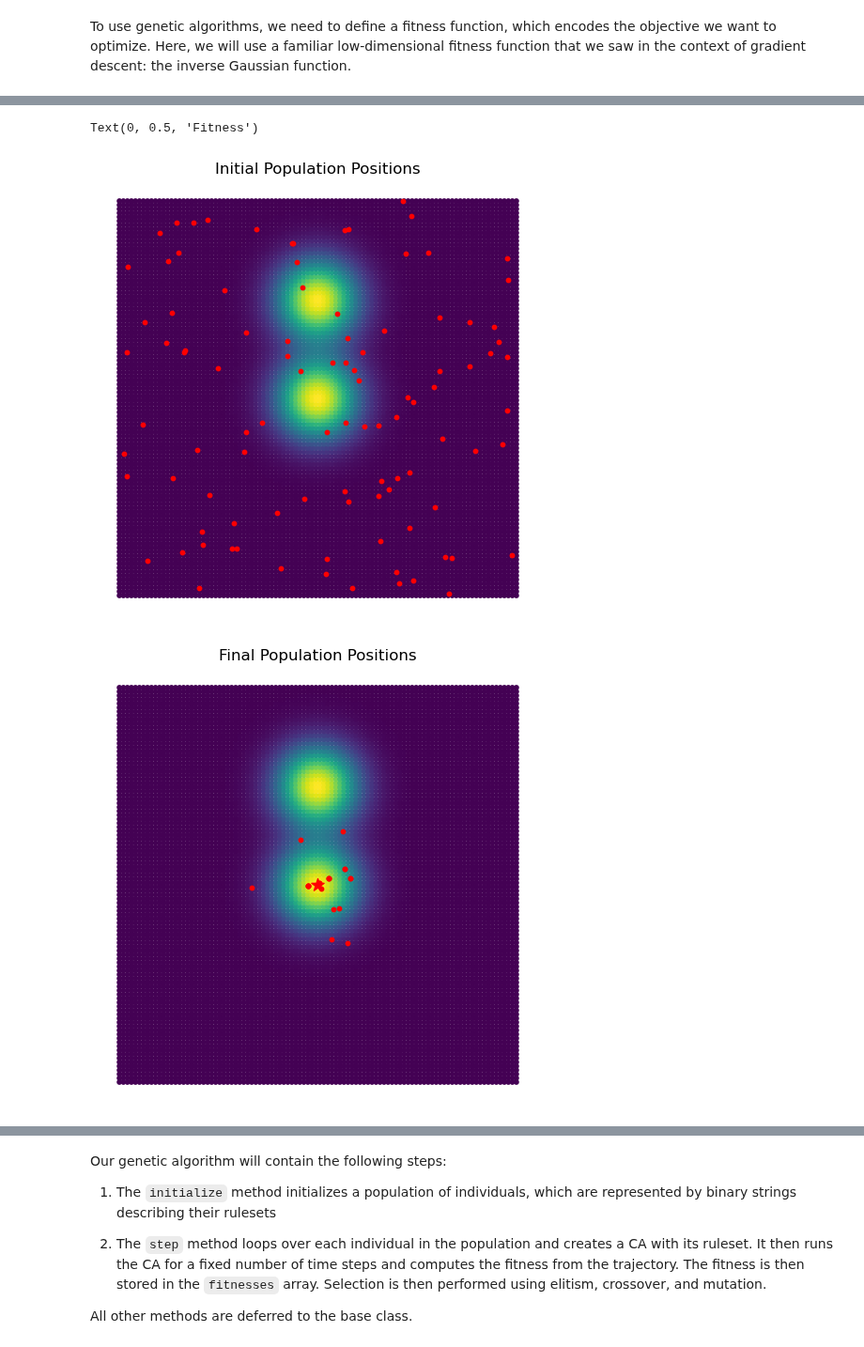
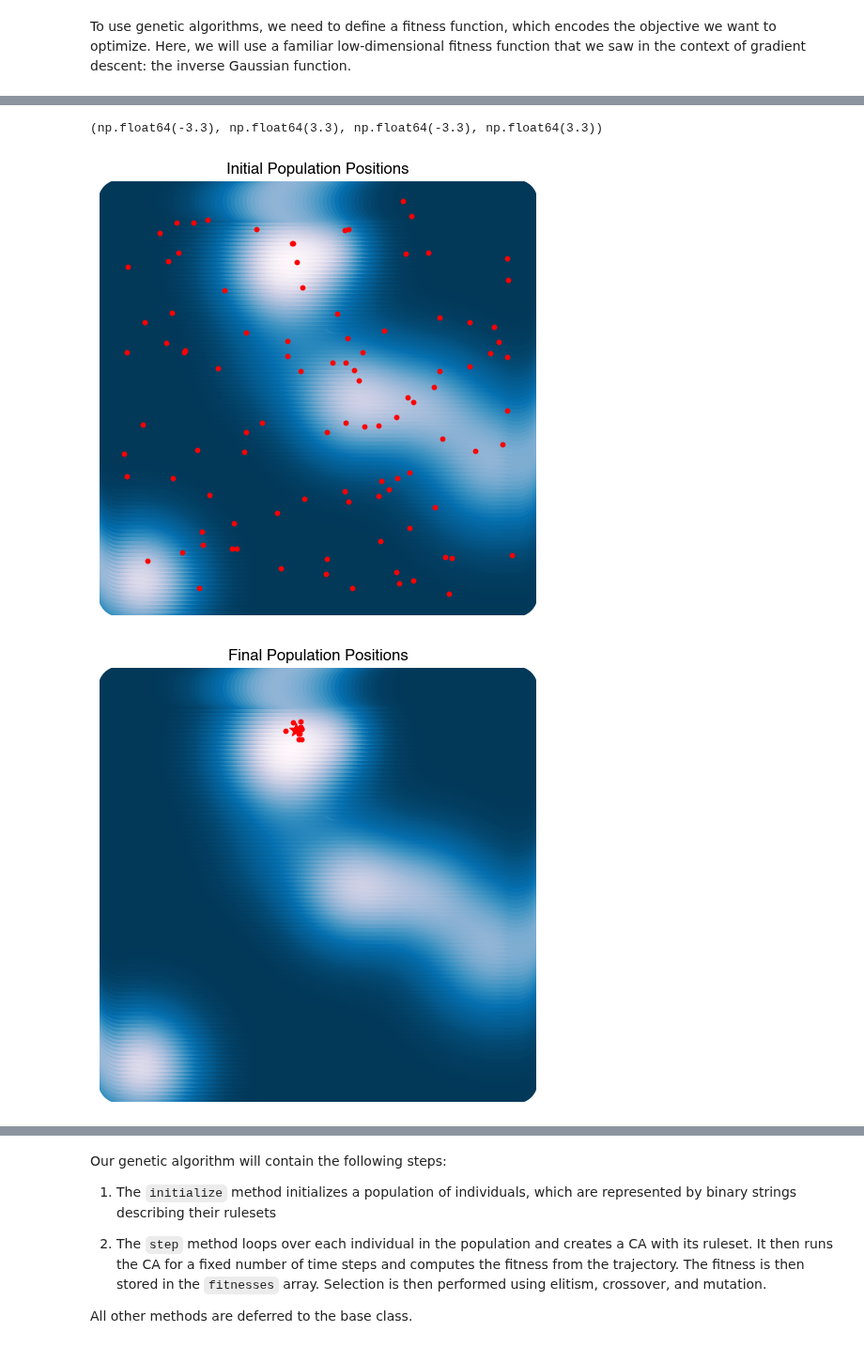
Before and after one commit to williamgilpin/cphy, a Jupyter notebook: talks/evolving_cellular_automata.ipynb, the cells around one changed output, grey strips where cells are left out. Shown at 94% size. Saved outputs shown, nothing was run; the diff lists cells and outputs as text; code cells hidden in the pictures.

```diff
--- a/talks/evolving_cellular_automata.ipynb
+++ b/talks/evolving_cellular_automata.ipynb
@@ -103,12 +211,14 @@ To use genetic algorithms, we need to define a fitness function, which encodes t
 # %%
-def fitness(x):
-    """A 2D fitness function corresponding to the sum of two Gaussian peaks"""
-    return np.exp(-((x[0] - 0.5)**2 + (x[1] - 0.5)**2) / 0.1**2) + \
-           np.exp(-((x[0] - 0.5)**2 + (x[1] - 0.75)**2) / 0.1**2)
+# def fitness(x):
+#     """A 2D fitness function corresponding to the sum of two Gaussian peaks"""
+#     return np.exp(-((x[0] - 0.5)**2 + (x[1] - 0.5)**2) / 0.1**2) + \
+#            np.exp(-((x[0] - 0.5)**2 + (x[1] - 0.75)**2) / 0.1**2)
 
-xx, yy = np.meshgrid(np.linspace(0, 1, 100), np.linspace(0, 1, 100))
-xx, yy = xx.ravel(), yy.ravel()
+# xx, yy = np.meshgrid(np.linspace(0, 1, 100), np.linspace(0, 1, 100))
+# xx, yy = xx.ravel(), yy.ravel()
 
-plt.figure(figsize=(6, 6))
-plt.scatter(xx, yy, c=fitness([xx, yy]), s=10, cmap='viridis')
-plt.axis('off')
+# plt.figure(figsize=(6, 6))
+# plt.scatter(xx, yy, c=fitness([xx, yy]), s=10, cmap='viridis')
+# plt.axis('off')
+
+fitness = lambda x: -loss(x)
@@ -121,7 +228,7 @@ class EvolveLandscape(GeneticAlgorithm):
     def __init__(self, *args, **kwargs):
         super().__init__(*args, **kwargs)
 
-        self.population = np.random.rand(self.population_size, 2)
+        self.population = np.random.rand(self.population_size, 2) * 6 - 3
 
     def initialize(self):
         """Initialize a population of individuals"""
@@ -131,86 +238,87 @@ class EvolveLandscape(GeneticAlgorithm):
     def step(self):
         """Perform a single update step of the entire population"""
         # Evaluate the fitness of each individual
-        for i in range(self.population_size):
-            self.best_fitness[i] = self.fitness_function(self.population[i])
+        # for i in range(self.population_size):
+        #     self.best_fitness[i] = self.fitness_function(self.population[i])
+
+
+        self.best_fitness = self.fitness_function(self.population)
+
         # Find the best individual
         self.best_individual = self.population[np.argmax(self.best_fitness)]
         # Store the best fitness
         if self.store_history:
-            self.history.append(self.best_fitness.copy())
+            self.history.append(self.population.copy())
+            self.fitnesses.append(self.best_fitness.copy())
 
         # Create a new population
         new_population = np.zeros_like(self.population)
 
-        # Copy the best individuals
+        # Elite survival: copy the best individuals
         n_elites = int(self.fraction_elites * self.population_size)
         new_population[:n_elites] = self.population[np.argsort(self.best_fitness)][-n_elites:]
-        # Fill the rest of the population by crossover
+
+        ## Fill the rest of the population by crossover
         for i in range(n_elites, self.population_size, 2):
-            # Select two individuals from the current population
+
+            ## Select two individuals from the current population
             parents = self.population[np.random.choice(self.population_size, 2, replace=False)]
+
             # Perform crossover
             new_population[i] = parents[0] * (1 - self.crossover_rate) + parents[1] * self.crossover_rate
             new_population[i + 1] = parents[1] * (1 - self.crossover_rate) + parents[0] * self.crossover_rate
+
             # Mutate the new individuals
             if np.random.rand() < self.mutation_rate:
                 new_population[i] += np.random.randn(2) * 0.1
             if np.random.rand() < self.mutation_rate:
                 new_population[i + 1] += np.random.randn(2) * 0.1
-        # Replace the old population with the new one
+
+        ## Replace the old population with the new one
         self.population = new_population
 
-# Create an instance of the genetic algorithm
+## Create an instance of the genetic algorithm
 ga = EvolveLandscape(
     population_size=100, fitness_function=fitness, mutation_rate=0.1,
     crossover_rate=0.5, fraction_elites=0.5, random_state=0, verbose=True
 )
 
 plt.figure(figsize=(6, 6))
-plt.scatter(xx, yy, c=fitness([xx, yy]), s=10, cmap='viridis')
+plt.scatter(X[:, 0], X[:, 1], c=Z, s=1000)
 plt.scatter(ga.population[:, 0], ga.population[:, 1], c='r', s=10)
 plt.title("Initial Population Positions")
 plt.axis('off')
 
 # Evolve the population for 100 generations
 ga.evolve(100)
 
 plt.figure(figsize=(6, 6))
-plt.scatter(xx, yy, c=fitness([xx, yy]), s=10, cmap='viridis')
+plt.scatter(X[:, 0], X[:, 1], c=Z, s=1000)
 plt.scatter(ga.best_individual[0], ga.best_individual[1], c='r', s=100, marker='*')
 plt.scatter(ga.population[:, 0], ga.population[:, 1], c='r', s=10)
 plt.title("Final Population Positions")
 plt.axis('off')
-
-# Plot the fitness of the population over time
-plt.figure()
-plt.plot(np.min(ga.history, axis=1), label="Min Fitness")
-plt.plot(np.mean(ga.history, axis=1), label="Mean Fitness")
-plt.plot(np.max(ga.history, axis=1), label="Max Fitness")
-plt.legend()
-plt.xlabel("Generation")
-plt.ylabel("Fitness")
 # %% [output]
 Generation 0 of 100
 Generation 5 of 100
 Generation 10 of 100
 Generation 15 of 100
 Generation 20 of 100
 Generation 25 of 100
 Generation 30 of 100
 Generation 35 of 100
 Generation 40 of 100
 Generation 45 of 100
 Generation 50 of 100
 Generation 55 of 100
 Generation 60 of 100
 Generation 65 of 100
 Generation 70 of 100
 Generation 75 of 100
 Generation 80 of 100
 Generation 85 of 100
 Generation 90 of 100
 Generation 95 of 100
-Text(0, 0.5, 'Fitness')
+(np.float64(-3.3), np.float64(3.3), np.float64(-3.3), np.float64(3.3))
-[figure, old version]
+[figure, new version]
-[figure, old version]
+[figure, new version]
```
Also changed, not shown: parts of 24 cells of this notebook, 1 other file.
